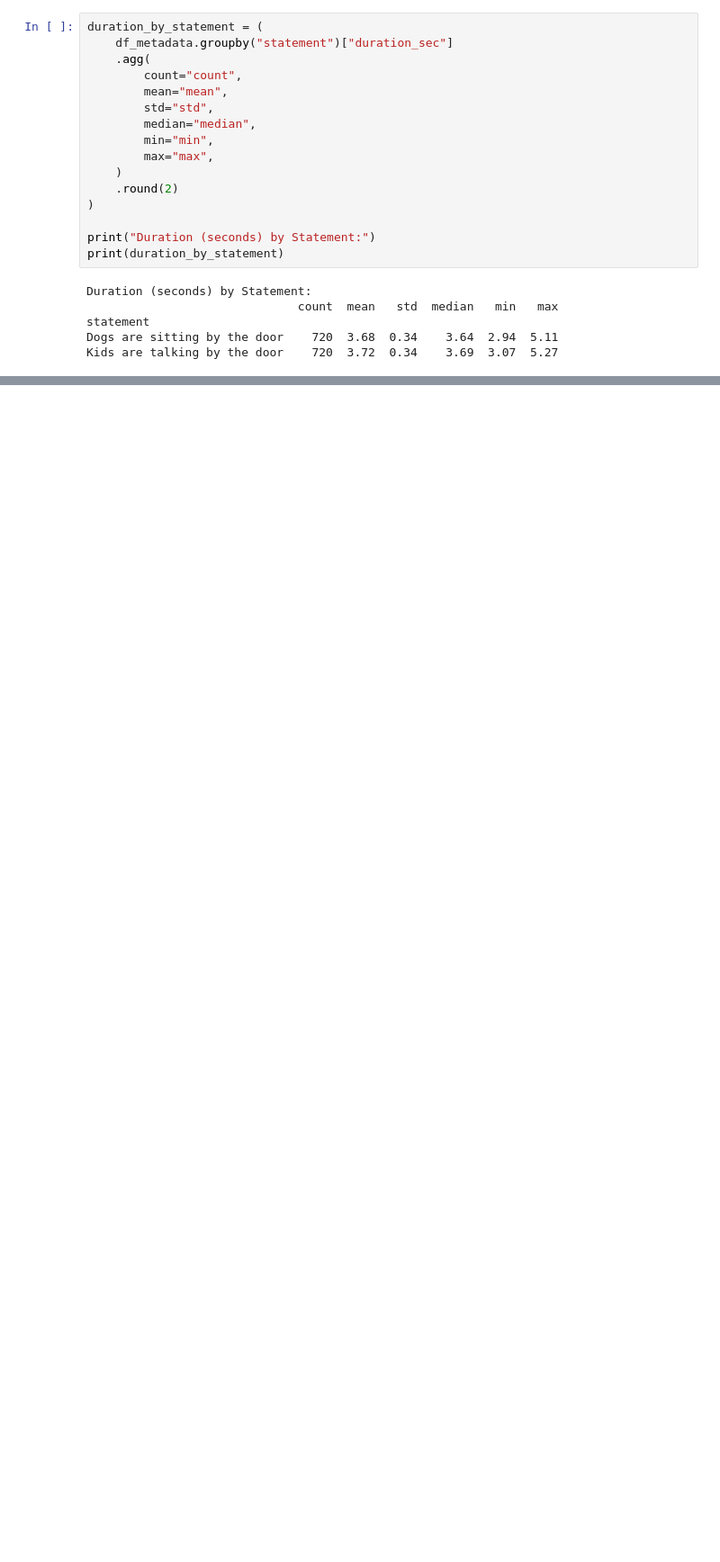
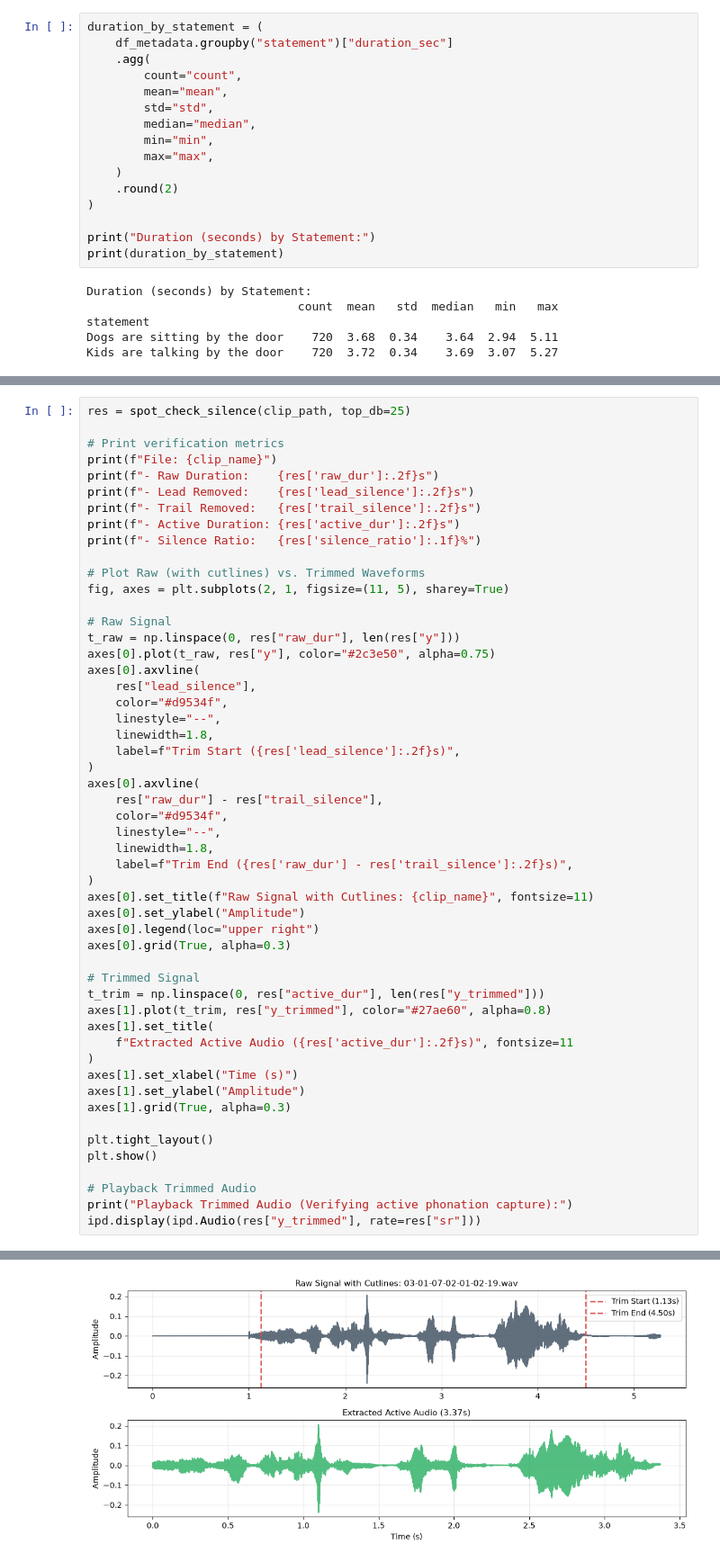
Before and after one commit to 1abhisheknigam/my-ai, a Jupyter notebook: speech-emotion-router/notebooks/01_signal_eda_features.ipynb, the cells around one changed output, grey strips where cells are left out. Shown at 90% size. Saved outputs shown, nothing was run; the diff lists cells and outputs as text; blank space fills up the shorter version.

```diff
--- a/speech-emotion-router/notebooks/01_signal_eda_features.ipynb
+++ b/speech-emotion-router/notebooks/01_signal_eda_features.ipynb
@@ -277,0 +356,53 @@ plt.show()
+# %%
+res = spot_check_silence(clip_path, top_db=25)
+
+# Print verification metrics
+print(f"File: {clip_name}")
+print(f"- Raw Duration:    {res['raw_dur']:.2f}s")
+print(f"- Lead Removed:    {res['lead_silence']:.2f}s")
+print(f"- Trail Removed:   {res['trail_silence']:.2f}s")
+print(f"- Active Duration: {res['active_dur']:.2f}s")
+print(f"- Silence Ratio:   {res['silence_ratio']:.1f}%")
+
+# Plot Raw (with cutlines) vs. Trimmed Waveforms
+fig, axes = plt.subplots(2, 1, figsize=(11, 5), sharey=True)
+
+# Raw Signal
+t_raw = np.linspace(0, res["raw_dur"], len(res["y"]))
+axes[0].plot(t_raw, res["y"], color="#2c3e50", alpha=0.75)
+axes[0].axvline(
+    res["lead_silence"],
+    color="#d9534f",
+    linestyle="--",
+    linewidth=1.8,
+    label=f"Trim Start ({res['lead_silence']:.2f}s)",
+)
+axes[0].axvline(
+    res["raw_dur"] - res["trail_silence"],
+    color="#d9534f",
+    linestyle="--",
+    linewidth=1.8,
+    label=f"Trim End ({res['raw_dur'] - res['trail_silence']:.2f}s)",
+)
+axes[0].set_title(f"Raw Signal with Cutlines: {clip_name}", fontsize=11)
+axes[0].set_ylabel("Amplitude")
+axes[0].legend(loc="upper right")
+axes[0].grid(True, alpha=0.3)
+
+# Trimmed Signal
+t_trim = np.linspace(0, res["active_dur"], len(res["y_trimmed"]))
+axes[1].plot(t_trim, res["y_trimmed"], color="#27ae60", alpha=0.8)
+axes[1].set_title(
+    f"Extracted Active Audio ({res['active_dur']:.2f}s)", fontsize=11
+)
+axes[1].set_xlabel("Time (s)")
+axes[1].set_ylabel("Amplitude")
+axes[1].grid(True, alpha=0.3)
+
+plt.tight_layout()
+plt.show()
+
+# Playback Trimmed Audio
+print("Playback Trimmed Audio (Verifying active phonation capture):")
+ipd.display(ipd.Audio(res["y_trimmed"], rate=res["sr"]))
+# %% [output]
@@ -277,0 +415 @@ plt.show()
+[figure, added]
```
Also changed, not shown: parts of 25 cells of this notebook, 2 other files.
